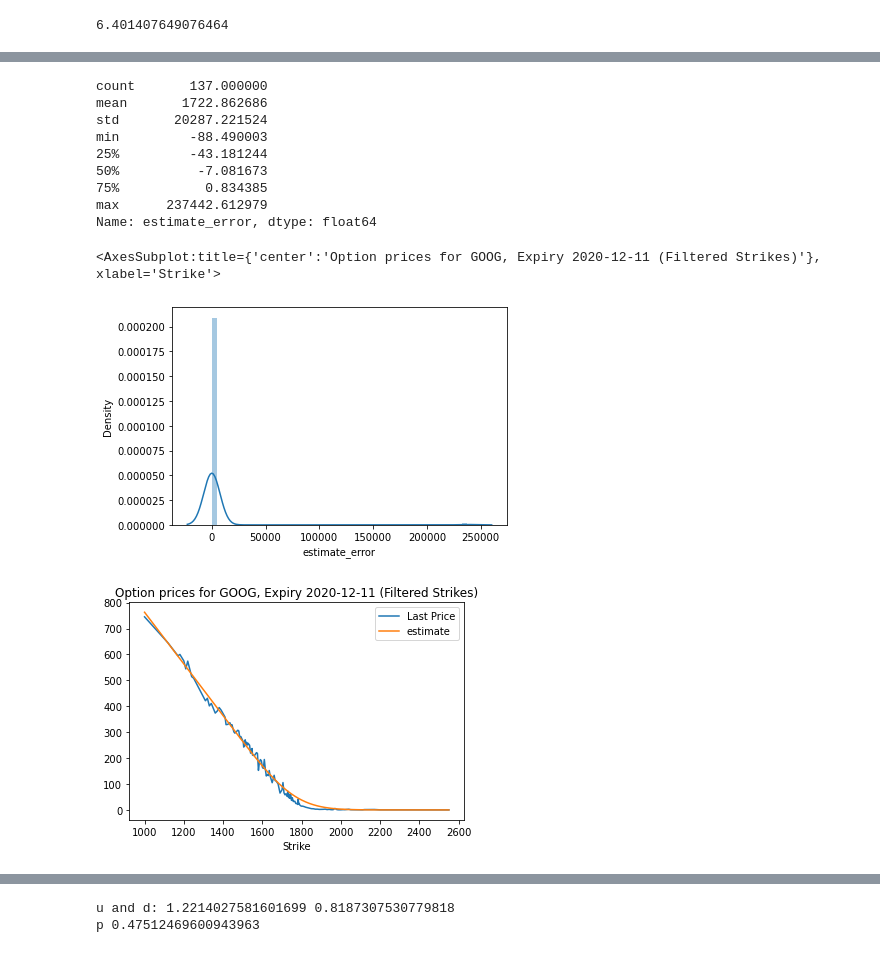
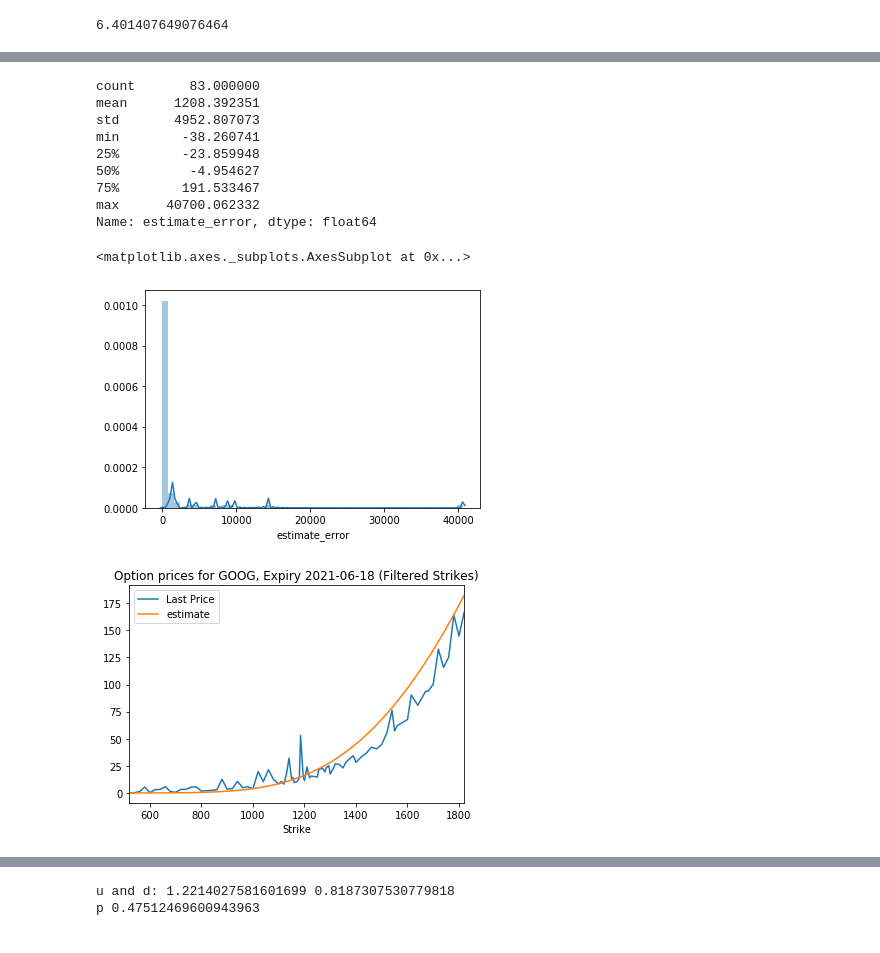
Before and after one commit to Maosef/options_pricing, a Jupyter notebook: option pricing active.ipynb, the cells around one changed output, grey strips where cells are left out. Saved outputs shown, nothing was run; the diff lists cells and outputs as text; code cells hidden in the pictures.

Commit message:
add American option models

```diff
--- a/option pricing active.ipynb
+++ b/option pricing active.ipynb
@@ -14,14 +14,15 @@ from datetime import datetime, timezone, timedelta
 # initial parameters
 
 ticker = 'GOOG'
-# risk_free_rate = 0.08
-risk_free_rate = 0.04
+risk_free_rate = 0.08
+option_type = 'put'
 
 # 2 weeks, 1m, 3m, 6m
-expiration_datetime = datetime(2020, 12, 11, 0, 0, tzinfo=timezone.utc)
+# expiration_datetime = datetime(2020, 12, 4, 0, 0, tzinfo=timezone.utc)
+# expiration_datetime = datetime(2020, 12, 11, 0, 0, tzinfo=timezone.utc)
 # expiration_datetime = datetime(2020, 12, 24, 0, 0, tzinfo=timezone.utc)
 # expiration_datetime = datetime(2021, 2, 19, 0, 0, tzinfo=timezone.utc)
-# expiration_datetime = datetime(2021, 6, 18, 0, 0, tzinfo=timezone.utc)
+expiration_datetime = datetime(2021, 6, 18, 0, 0, tzinfo=timezone.utc)
 # %%
 # get a UTC timestamp from a date. This is used to scrape data from Yahoo Finance.
 
@@ -39,7 +42,10 @@ Download historical stock price data for Google (GOOG). I get a past year's wort
 # %%
 # download annual historical data for the stock
 
-stock_price_path = "~/documents/quant_finance/price_data/{}.csv".format(ticker)
+# stock_price_path = "~/documents/quant_finance/price_data/{}.csv".format(ticker)
+stock_price_path = "price_data/{}.csv".format(ticker)
+options_data_path = 'https://finance.yahoo.com/quote/{}/options?date={}&p={}'.format(ticker, expiration_timestamp, ticker)
+
 df = pd.read_csv(stock_price_path)
 df = df.sort_values(by="Date")
 df = df.dropna()
@@ -49,10 +55,12 @@ df = df.assign(close_day_before=df['Adj Close'].shift(1))
 df['returns'] = ((df['Adj Close'] - df.close_day_before)/df.close_day_before)
 
 # get options data
-options_data_path = 'https://finance.yahoo.com/quote/{}/options?date={}&p={}'.format(ticker, expiration_timestamp, ticker)
 options_data = pd.read_html(options_data_path) # returns two dataframes, for calls and puts
-r = options_data[0]
-calls_df = options_data[1]
+
+if option_type == 'call':
+    r = options_data[0]
+elif option_type == 'put':
+    r = options_data[1]
 
 print(df)
 print(r)
@@ -161,7 +155,8 @@ for x in range(strike_start_idx,strike_end_idx):
                             K = r['Strike'][x],
                             T = time_to_expiration,
                             r = risk_free_rate,
-                            sigma = sigma)
+                            sigma = sigma,
+                            option_type = option_type)
     list_estimates.append(value_s)
 
 # merge the real and computed dataframes to compare results
@@ -280,22 +291,24 @@ print(mse, rmse)
 # %%
-# filter deep ITM and OTM options
+# filter out low volume options
 
-lower_bound, upper_bound = cur_stock_price * .5, cur_stock_price * 1.5
-put_estimate_filtered = df_estimate[(df_estimate['Strike'] > lower_bound) & (df_estimate['Strike'] < upper_bound)].reset_index()
-ax = sns.distplot(put_estimate_filtered['estimate_error'])
-print(put_estimate_filtered['estimate_error'].describe())
+# lower_bound, upper_bound = cur_stock_price * .5, cur_stock_price * 1.5
+# price_estimate_filtered = df_estimate[(df_estimate['Strike'] > lower_bound) & (df_estimate['Strike'] < upper_bound)].reset_index()
 
-put_estimate_filtered.plot(x='Strike',y=['Last Price','estimate'], title='Option prices for {}, Expiry {} (Filtered Strikes)'.format(ticker, expiration_datetime.date()))
+price_estimate_filtered = df_estimate[(df_estimate['Open Interest'] > 15)].reset_index()
+ax = sns.distplot(price_estimate_filtered['estimate_error'])
+print(price_estimate_filtered['estimate_error'].describe())
+
+price_estimate_filtered.plot(x='Strike',y=['Last Price','estimate'], title='Option prices for {}, Expiry {} (Filtered Strikes)'.format(ticker, expiration_datetime.date()))
 # %% [output]
-count       137.000000
-mean       1722.862686
-std       20287.221524
-min         -88.490003
-25%         -43.181244
-50%          -7.081673
-75%           0.834385
-max      237442.612979
+count       83.000000
+mean      1208.392351
+std       4952.807073
+min        -38.260741
+25%        -23.859948
+50%         -4.954627
+75%        191.533467
+max      40700.062332
 Name: estimate_error, dtype: float64
-<AxesSubplot:title={'center':'Option prices for GOOG, Expiry 2020-12-11 (Filtered Strikes)'}, xlabel='Strike'>
+<matplotlib.axes._subplots.AxesSubplot at 0x...>
-[figure, old version]
+[figure, new version]
-[figure, old version]
+[figure, new version]
```
Also changed, not shown: parts of 28 cells of this notebook, 29 other files.
